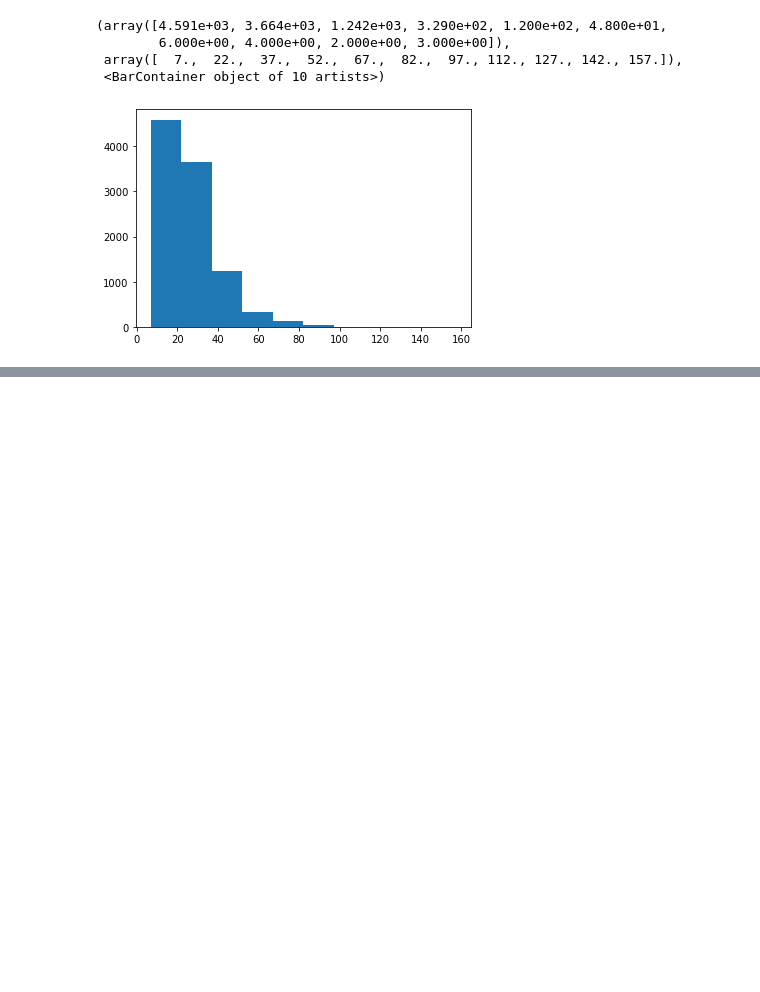
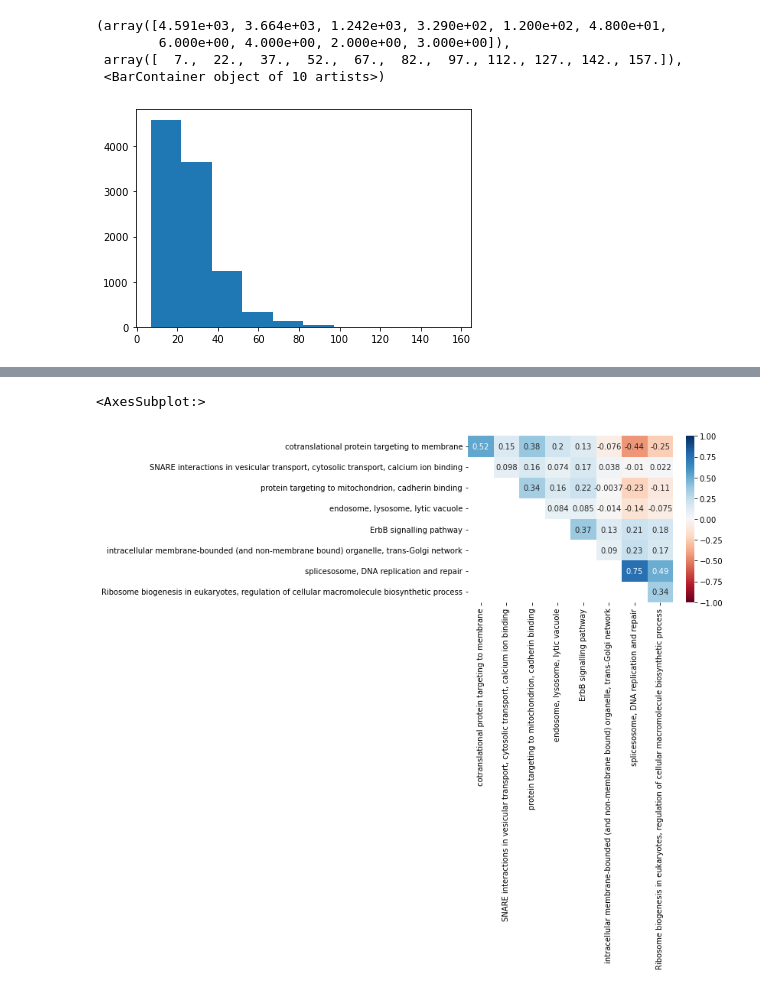
Before and after one commit to trangle1302/2D_shapespace, a Jupyter notebook: notebooks/Clusters.ipynb, the cells around one changed output, grey strips where cells are left out. Drawn from its saved outputs; the diff is of its cells as text; code cells hidden in the pictures; blank space fills up the shorter version.

```diff
--- a/notebooks/Clusters.ipynb
+++ b/notebooks/Clusters.ipynb
@@ -171,0 +188,7 @@ plt.hist(mappings.gene_names.value_counts().values)
+# %%
+df_corr_group = np.zeros((8,8))
+for i in np.unique(cluster_assignation["assignation"]):
+    idxes_i = np.where(np.array(cluster_assignation["assignation"])==i)[0]
+    for j in np.unique(cluster_assignation["assignation"]):
+        idxes_j = np.where(np.array(cluster_assignation["assignation"])==j)[0]
+        df_corr_group[i-1, j-1] = df_corr.iloc[idxes_i, idxes_j].mean().mean()
@@ -171,0 +215,17 @@ plt.hist(mappings.gene_names.value_counts().values)
+# %%
+df_corr_group = pd.DataFrame(df_corr_group)
+go_kegg = [" cotranslational protein targeting to membrane",
+                         "SNARE interactions in vesicular transport, cytosolic transport, calcium ion binding",
+                         "protein targeting to mitochondrion, cadherin binding",
+                         "endosome, lysosome, lytic vacuole",
+                         "ErbB signalling pathway",
+                         "intracellular membrane-bounded (and non-membrane bound) organelle, trans-Golgi network",
+                         "splicesosome, DNA replication and repair",
+                         "Ribosome biogenesis in eukaryotes, regulation of cellular macromolecule biosynthetic process"]
+df_corr_group.index = go_kegg
+df_corr_group.columns = go_kegg
+mask = np.tril(df_corr_group,k=-1)
+sns.heatmap(df_corr_group, cmap="RdBu", vmin=-1, vmax=1, annot=True, mask=mask)
+# %% [output]
+<AxesSubplot:>
+[figure, added]
```
Also changed, not shown: parts of 8 cells of this notebook, 2 other files.
